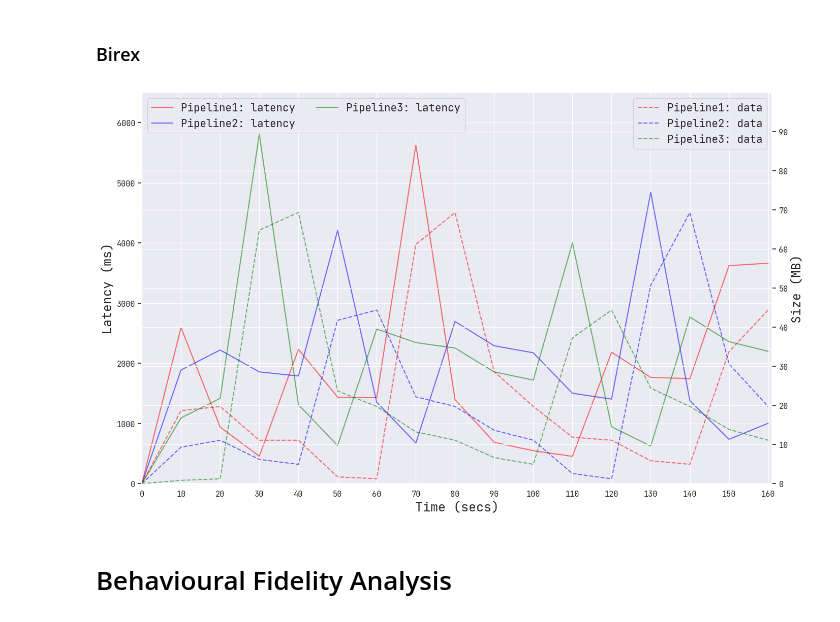
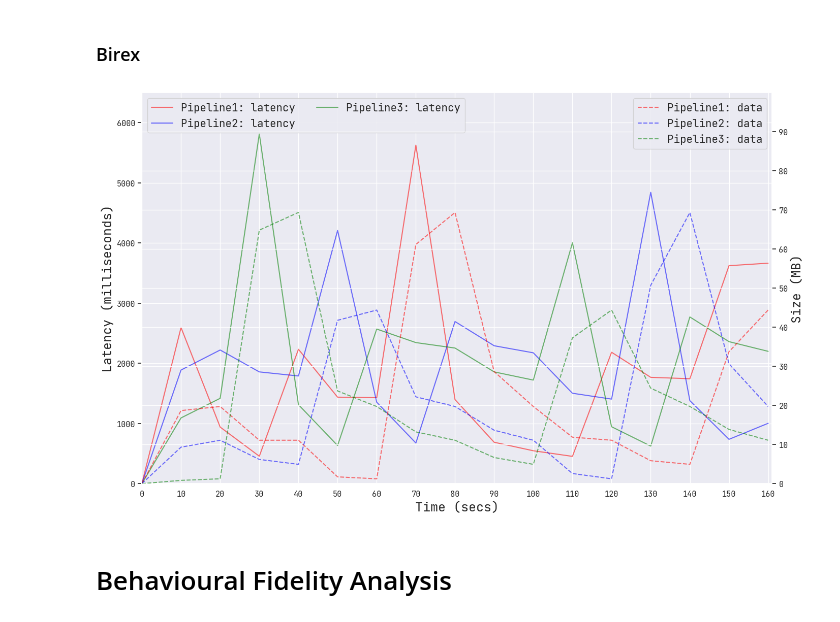
Before and after one commit to LBacchiani/architectural_reconfiguration_platform, a Jupyter notebook: data/main.ipynb, the cells around one changed output. Cells and saved outputs as stored; diff of their text form; code cells hidden in the pictures.

```diff
--- a/data/main.ipynb
+++ b/data/main.ipynb
@@ -974,35 +974,35 @@ l3 = ax.plot(
         linestyle='solid',
         label='Pipeline3: latency',
         color='green',
         zorder=1,
         alpha=.55
 )
 
 
 
 
     # set ticks and labels
 ax.set_xlabel('Time (secs)', fontsize=18)
 
 
 # background ticks and labels
 ax.set_yticks(range(0, 10000, 1000))
 ax_background.set_yticks(range(0, 100, 10))
 ax.set_ylim(-.0001, 6500)
 ax_background.set_ylim(-.0001, 100)
-ax.set_ylabel('Latency (ms)', fontsize=18)
+ax.set_ylabel('Latency (milliseconds)', fontsize=18)
 ax_background.set_ylabel('Size (MB)', fontsize=18)
 ax.set_xlim(0, 161)
 ax.set_xticks(range(0, 161, 10))
 
 # legend settings
 ax.legend(loc='upper left', ncol=2, frameon=True, fontsize=15)
 
 ax_background.legend(loc='upper right', ncol=1, frameon=True, fontsize=15)
 
 fig.savefig(f'fig/implementation_level_{system_data}.pdf', dpi=300, format='pdf', bbox_inches='tight')
 # %% [output]
-[figure, old version]
+[figure, new version]
 # %% [markdown]
 # Behavioural Fidelity Analysis
 # %% [markdown]
```
Also changed, not shown: parts of 4 cells of this notebook, 34 other files.
